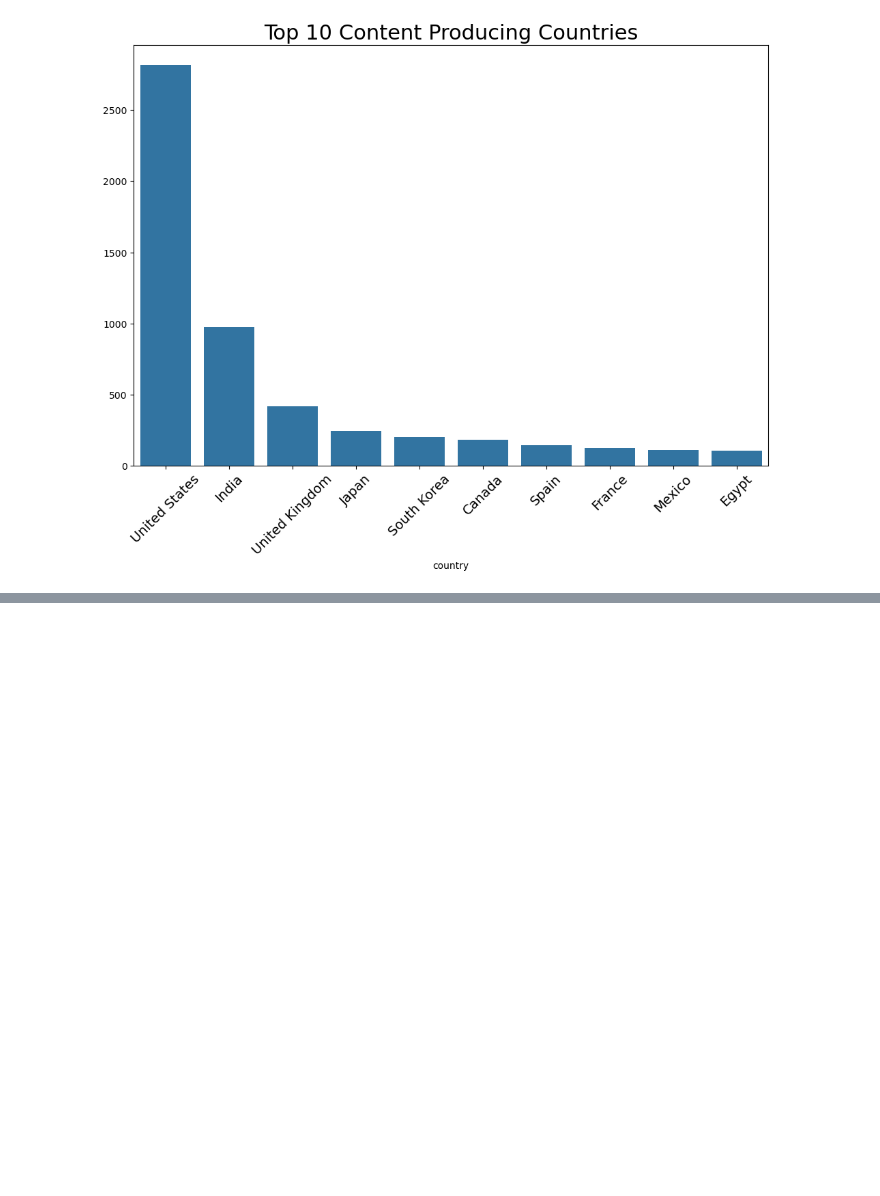
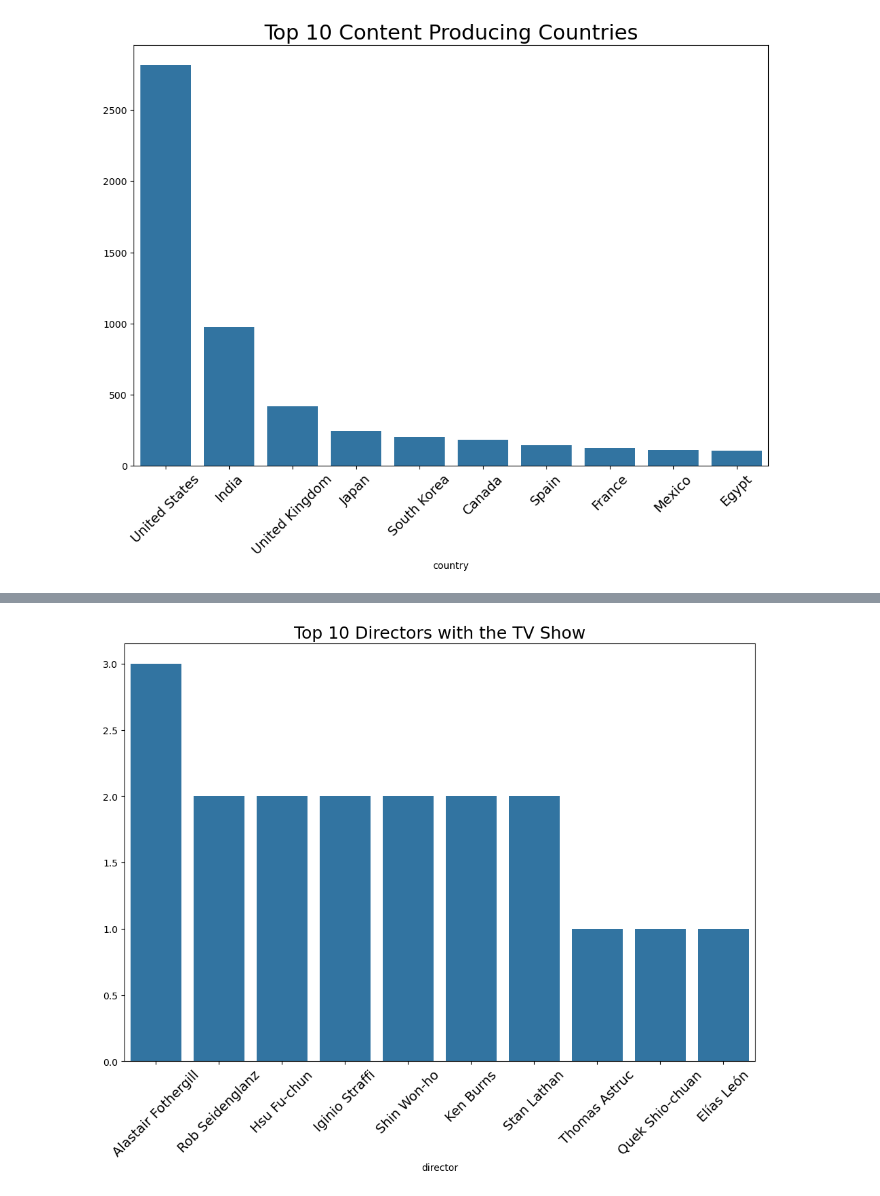
Before and after one commit to fernandoareias/notebooks, a Jupyter notebook: Netflix.ipynb, the cells around one changed output, grey strips where cells are left out. Saved outputs shown, nothing was run; the diff lists cells and outputs as text; code cells hidden in the pictures; blank space fills up the shorter version.

```diff
--- a/Netflix.ipynb
+++ b/Netflix.ipynb
@@ -126 +179,13 @@ plt.show()
+# %%
+### Top 10 diretores com mais filmes
+
+director_film = df[df["type"] == "TV Show"]["director"].value_counts()[:10]
+
+plt.figure(figsize = (12,8))
+sns.barplot(x = director_film.index, y = director_film.values)
+plt.xticks(rotation = 45, fontsize = 14)
+plt.title("Top 10 Directors with the TV Show",fontsize = 18)
+plt.show()
+# %% [output]
+[figure, added]
 # %%
```
Also changed, not shown: parts of 18 cells of this notebook.
